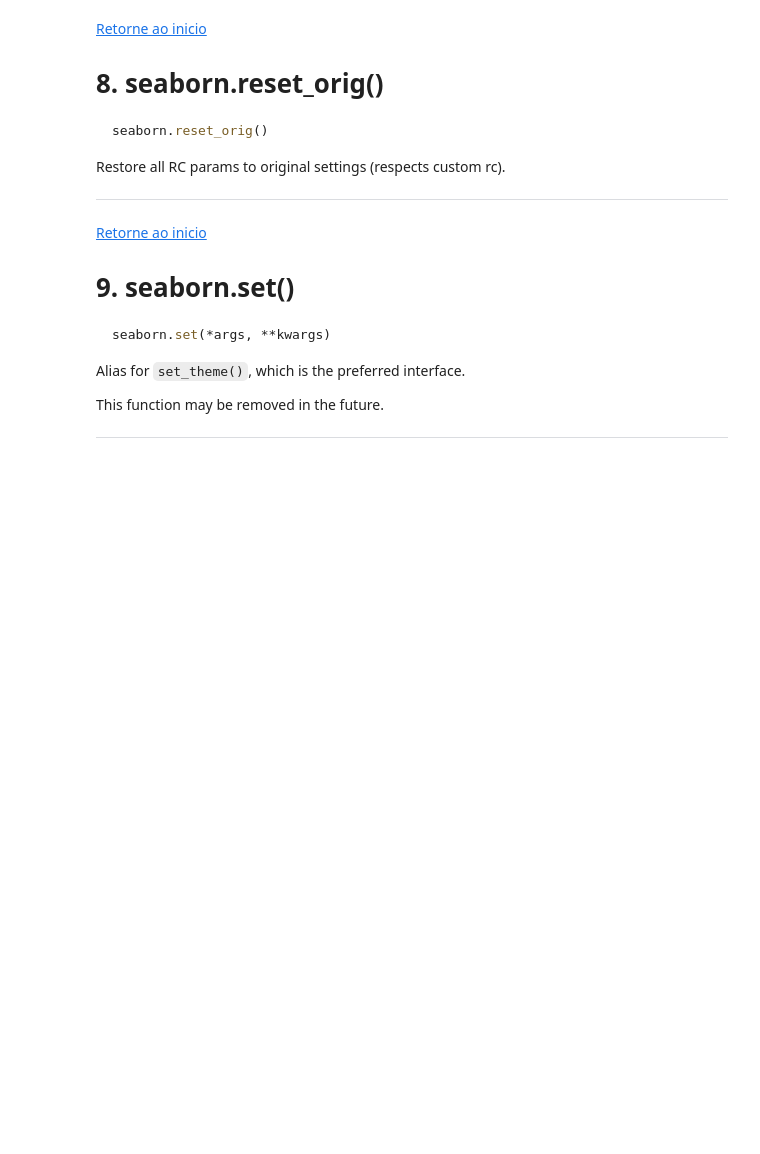
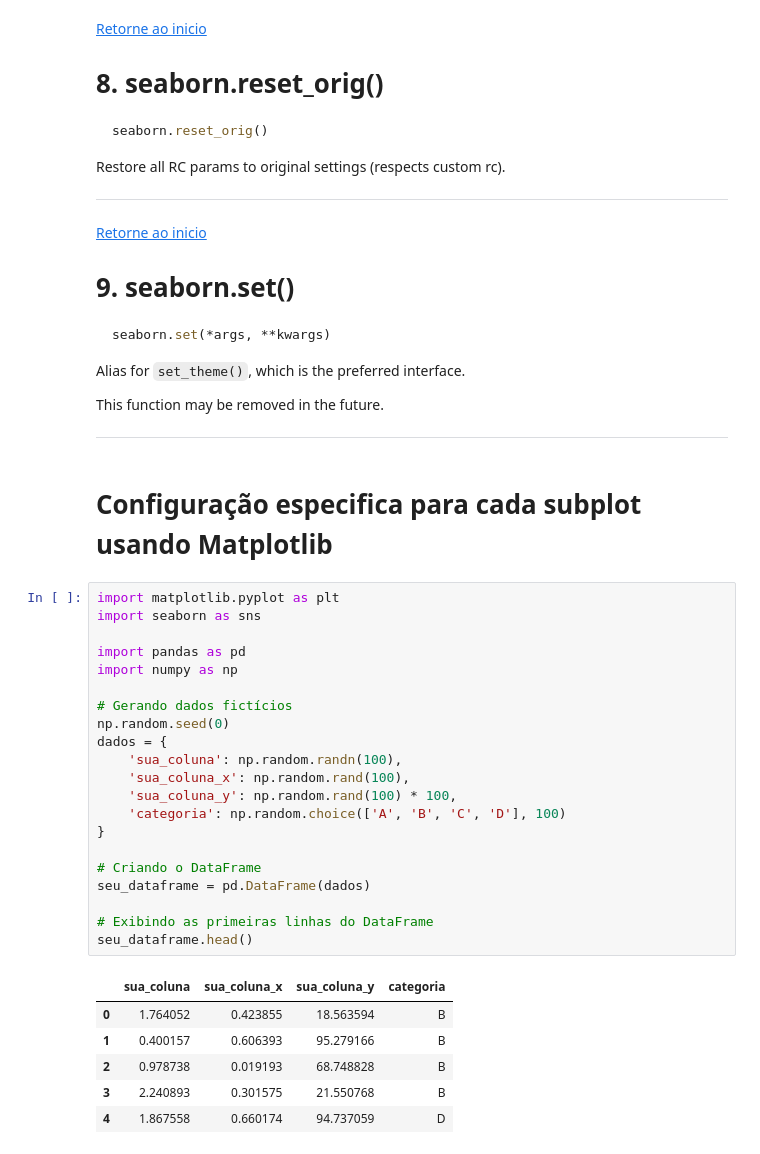
Before and after one commit to espeditoalves/graphhub, a Jupyter notebook: graphhub/seaborn/seaborn_theme.ipynb, the cells around one changed output. Drawn from its saved outputs; the diff is of its cells as text; blank space fills up the shorter version.

```diff
--- a/graphhub/seaborn/seaborn_theme.ipynb
+++ b/graphhub/seaborn/seaborn_theme.ipynb
@@ -273,3 +273,33 @@ Alias for `set_theme()`, which is the preferred interface.
 This function may be removed in the future.
 
 ---
+# %% [markdown]
+# Configuração especifica para cada subplot usando Matplotlib
+# %%
+import matplotlib.pyplot as plt
+import seaborn as sns
+
+import pandas as pd
+import numpy as np
+
+# Gerando dados fictícios
+np.random.seed(0)
+dados = {
+    'sua_coluna': np.random.randn(100),
+    'sua_coluna_x': np.random.rand(100),
+    'sua_coluna_y': np.random.rand(100) * 100,
+    'categoria': np.random.choice(['A', 'B', 'C', 'D'], 100)
+}
+
+# Criando o DataFrame
+seu_dataframe = pd.DataFrame(dados)
+
+# Exibindo as primeiras linhas do DataFrame
+seu_dataframe.head()
+# %% [output]
+|  | sua_coluna | sua_coluna_x | sua_coluna_y | categoria |
+| 0 | 1.764052 | 0.423855 | 18.563594 | B |
+| 1 | 0.400157 | 0.606393 | 95.279166 | B |
+| 2 | 0.978738 | 0.019193 | 68.748828 | B |
+| 3 | 2.240893 | 0.301575 | 21.550768 | B |
+| 4 | 1.867558 | 0.660174 | 94.737059 | D |
```
Also changed, not shown: parts of 4 cells of this notebook.
